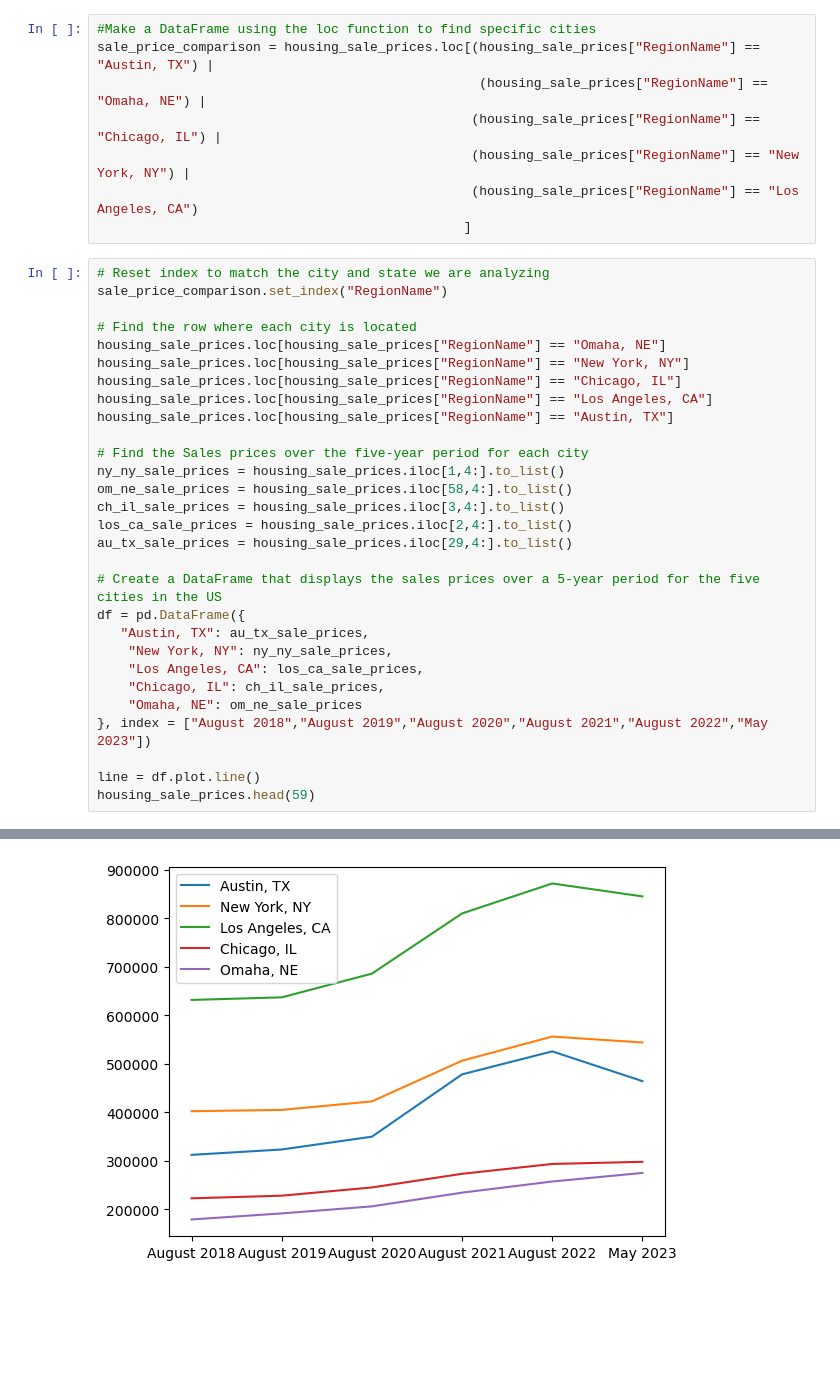
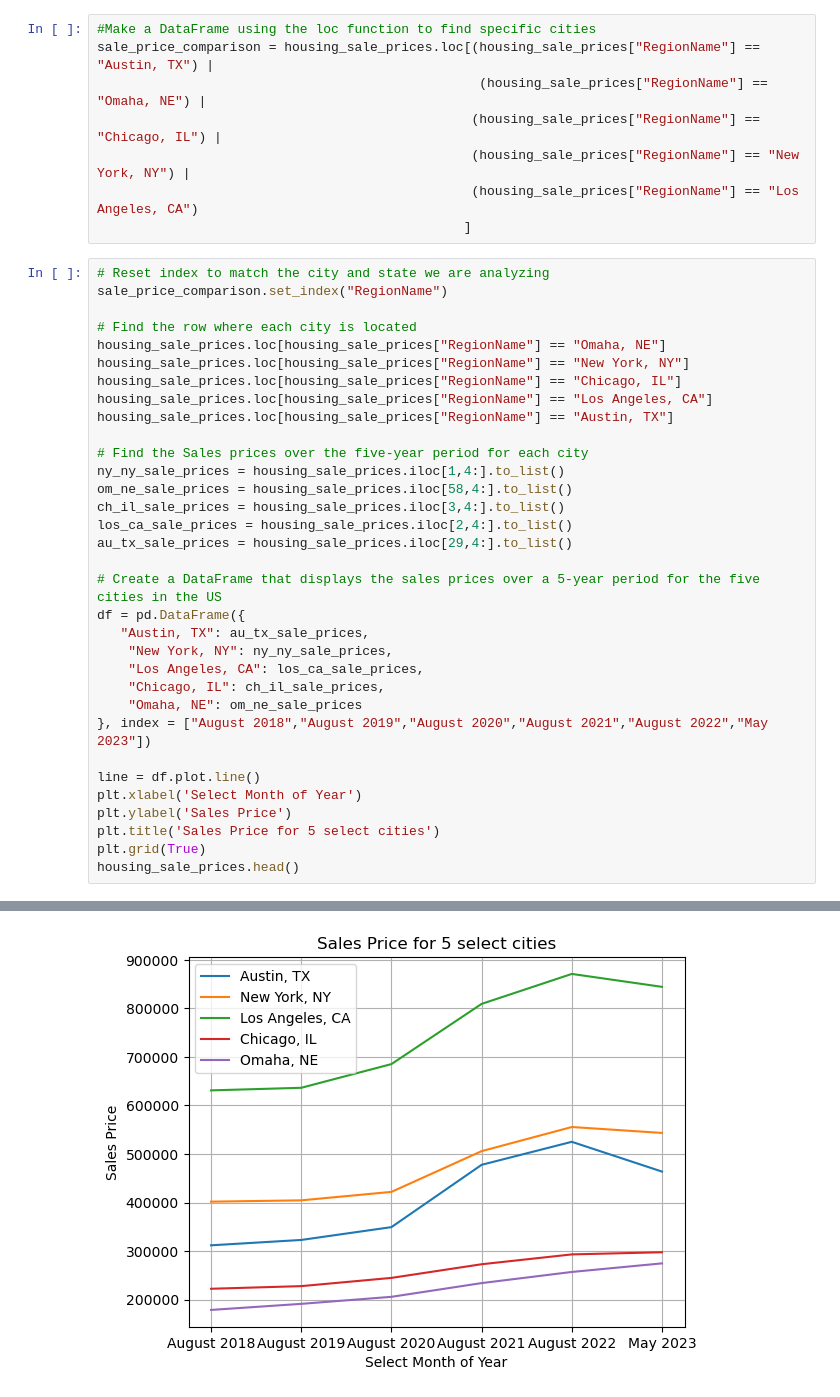
Before and after one commit to ashley-ley/Zillow-Housing-Analysis, a Jupyter notebook: Zillow-Home-Prices-dg.ipynb, the cells around one changed output, grey strips where cells are left out. Saved outputs shown, nothing was run; the diff lists cells and outputs as text; blank space fills up the shorter version.

Commit message:
added labels for Home sales line plot

```diff
--- a/Zillow-Home-Prices-dg.ipynb
+++ b/Zillow-Home-Prices-dg.ipynb
@@ -79,32 +79,36 @@ los_ca_sale_prices = housing_sale_prices.iloc[2,4:].to_list()
 au_tx_sale_prices = housing_sale_prices.iloc[29,4:].to_list()
 
 # Create a DataFrame that displays the sales prices over a 5-year period for the five cities in the US
 df = pd.DataFrame({
    "Austin, TX": au_tx_sale_prices,
     "New York, NY": ny_ny_sale_prices,
     "Los Angeles, CA": los_ca_sale_prices,
     "Chicago, IL": ch_il_sale_prices,
     "Omaha, NE": om_ne_sale_prices
 }, index = ["August 2018","August 2019","August 2020","August 2021","August 2022","May 2023"])
 
 line = df.plot.line()
-housing_sale_prices.head(59)
+plt.xlabel('Select Month of Year')
+plt.ylabel('Sales Price')
+plt.title('Sales Price for 5 select cities')
+plt.grid(True)
+housing_sale_prices.head()
 # %% [output]
 |  | RegionID | RegionName | RegionType | StateName | August 2018 | August 2019 | August 2020 | August 2021 | ... |
 | 0 | 102001 | United States | country | NaN | 234380.0 | 246235.0 | 264691.0 | 314742.0 | ... |
 | 1 | 394913 | New York, NY | msa | NY | 401764.0 | 404490.0 | 421916.0 | 505905.0 | ... |
 | 2 | 753899 | Los Angeles, CA | msa | CA | 631151.0 | 636499.0 | 685362.0 | 809457.0 | ... |
 | 3 | 394463 | Chicago, IL | msa | IL | 222210.0 | 227639.0 | 244615.0 | 272749.0 | ... |
 | 4 | 394514 | Dallas, TX | msa | TX | 259839.0 | 265462.0 | 284716.0 | 346007.0 | ... |
 | 5 | 394692 | Houston, TX | msa | TX | 222930.0 | 231367.0 | 248701.0 | 295498.0 | ... |
 | 6 | 395209 | Washington, DC | msa | VA | 386045.0 | 396773.0 | 427114.0 | 466583.0 | ... |
 | 7 | 394974 | Philadelphia, PA | msa | PA | 227934.0 | 242127.0 | 257630.0 | 292588.0 | ... |
 | 8 | 394856 | Miami, FL | msa | FL | 263951.0 | 278705.0 | 308707.0 | 351454.0 | ... |
 | 9 | 394347 | Atlanta, GA | msa | GA | 222852.0 | 239422.0 | 261164.0 | 320665.0 | ... |
 | ... | ... | ... | ... | ... | ... | ... | ... | ... | ... |
 | 54 | 753924 | Urban Honolulu, HI | msa | HI | 567454.0 | 599384.0 | 607613.0 | 654567.0 | ... |
 | 55 | 395169 | Tulsa, OK | msa | OK | 157244.0 | 169159.0 | 190350.0 | 212965.0 | ... |
 | 56 | 394619 | Fresno, CA | msa | CA | 261995.0 | 269343.0 | 297046.0 | 348083.0 | ... |
 | 57 | 395238 | Worcester, MA | msa | MA | 257435.0 | 264288.0 | 294479.0 | 343657.0 | ... |
 | 58 | 394938 | Omaha, NE | msa | NE | 178590.0 | 191094.0 | 205590.0 | 233895.0 | ... |
-[figure, old version]
+[figure, new version]
```
